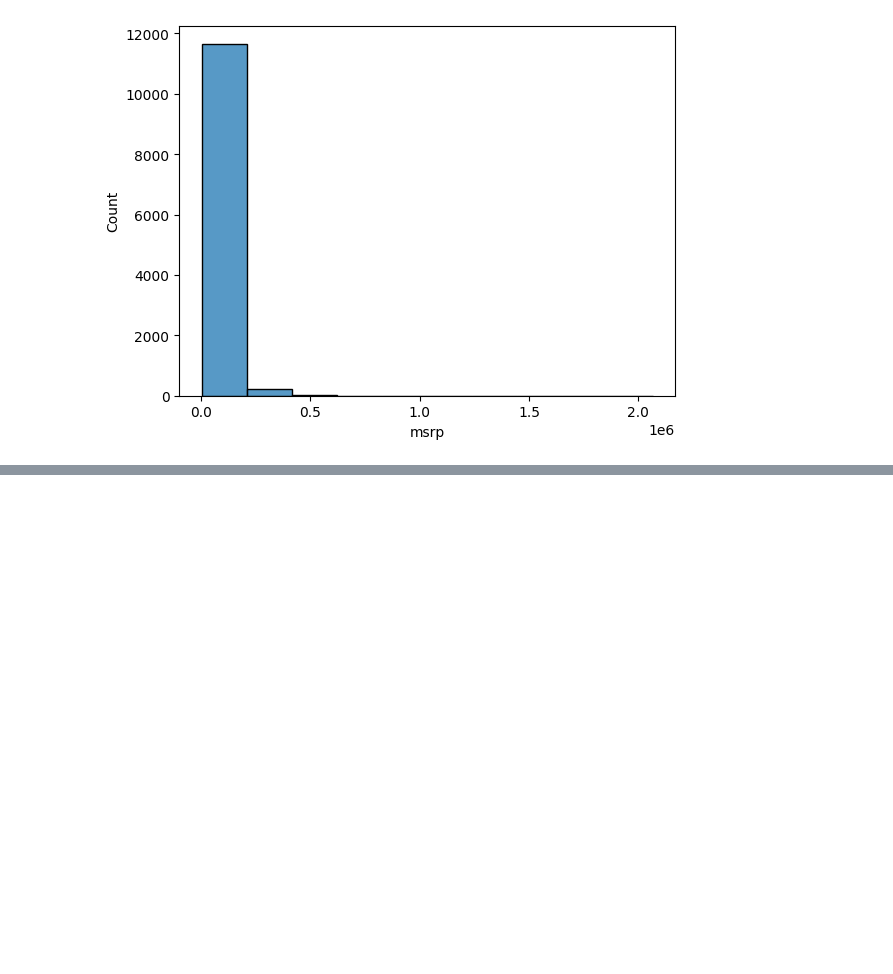
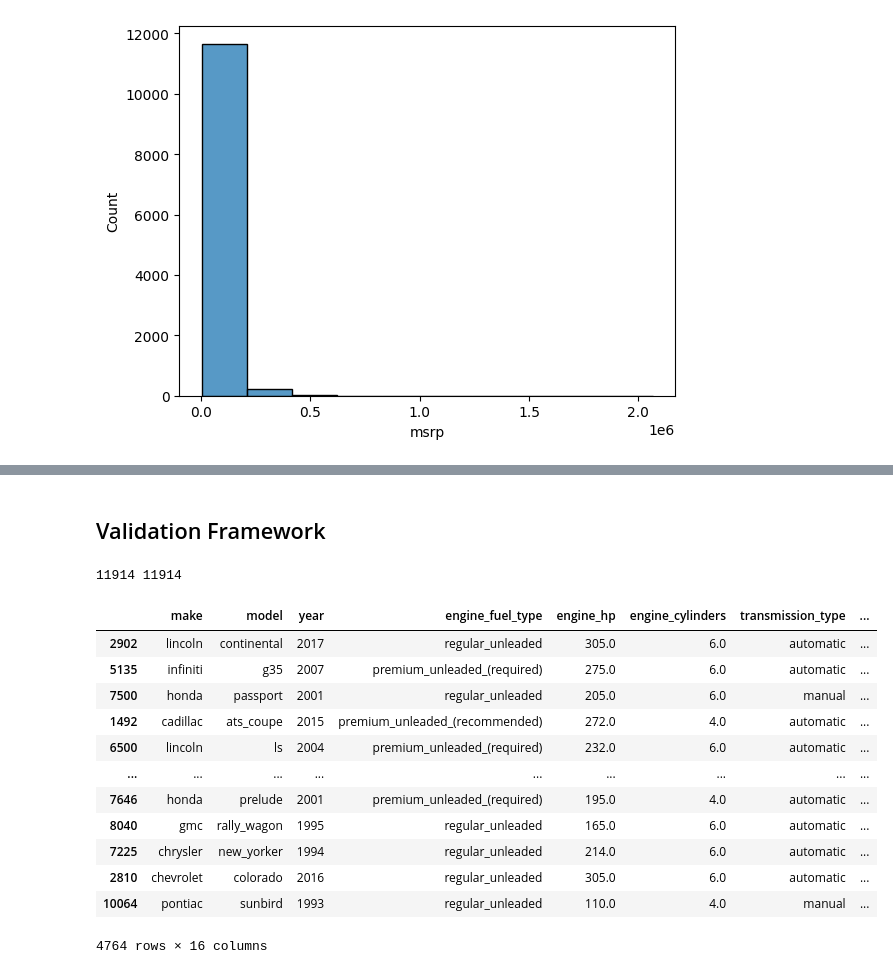
Before and after one commit to julam9/ML-Zoomcamp-2024, a Jupyter notebook: Week-2/notebook2.ipynb, the cells around one changed output, grey strips where cells are left out. Cells and saved outputs as stored; diff of their text form; code cells hidden in the pictures; blank space fills up the shorter version.

```diff
--- a/Week-2/notebook2.ipynb
+++ b/Week-2/notebook2.ipynb
@@ -82,0 +129,12 @@ sns.histplot(df.msrp, bins=10)
+# %% [markdown]
+## Validation Framework
+# %%
+n = len(df)
+
+n_val = int(n*0.2)
+n_test = int(n*0.2)
+n_train = n-n_val-n_test
+
+print(n, n_val+n_test+n_train)
+# %% [output]
+11914 11914
@@ -82,0 +145,2 @@ sns.histplot(df.msrp, bins=10)
+# %%
+idx = np.arange(n)
@@ -82,0 +149,20 @@ sns.histplot(df.msrp, bins=10)
+# %%
+df_train = df.iloc[idx[n_train:]]
+df_val = df.iloc[idx[n_train:n_train+n_val]]
+df_test = df.iloc[idx[n_train+n_val:]]
+# %%
+df_train
+# %% [output]
+|  | make | model | year | engine_fuel_type | engine_hp | engine_cylinders | transmission_type | ... |
+| 2902 | lincoln | continental | 2017 | regular_unleaded | 305.0 | 6.0 | automatic | ... |
+| 5135 | infiniti | g35 | 2007 | premium_unleaded_(required) | 275.0 | 6.0 | automatic | ... |
+| 7500 | honda | passport | 2001 | regular_unleaded | 205.0 | 6.0 | manual | ... |
+| 1492 | cadillac | ats_coupe | 2015 | premium_unleaded_(recommended) | 272.0 | 4.0 | automatic | ... |
+| 6500 | lincoln | ls | 2004 | premium_unleaded_(required) | 232.0 | 6.0 | automatic | ... |
+| ... | ... | ... | ... | ... | ... | ... | ... | ... |
+| 7646 | honda | prelude | 2001 | premium_unleaded_(required) | 195.0 | 4.0 | automatic | ... |
+| 8040 | gmc | rally_wagon | 1995 | regular_unleaded | 165.0 | 6.0 | automatic | ... |
+| 7225 | chrysler | new_yorker | 1994 | regular_unleaded | 214.0 | 6.0 | automatic | ... |
+| 2810 | chevrolet | colorado | 2016 | regular_unleaded | 305.0 | 6.0 | automatic | ... |
+| 10064 | pontiac | sunbird | 1993 | regular_unleaded | 110.0 | 4.0 | manual | ... |
+4764 rows × 16 columns
```
Also changed, not shown: parts of 10 cells of this notebook.
